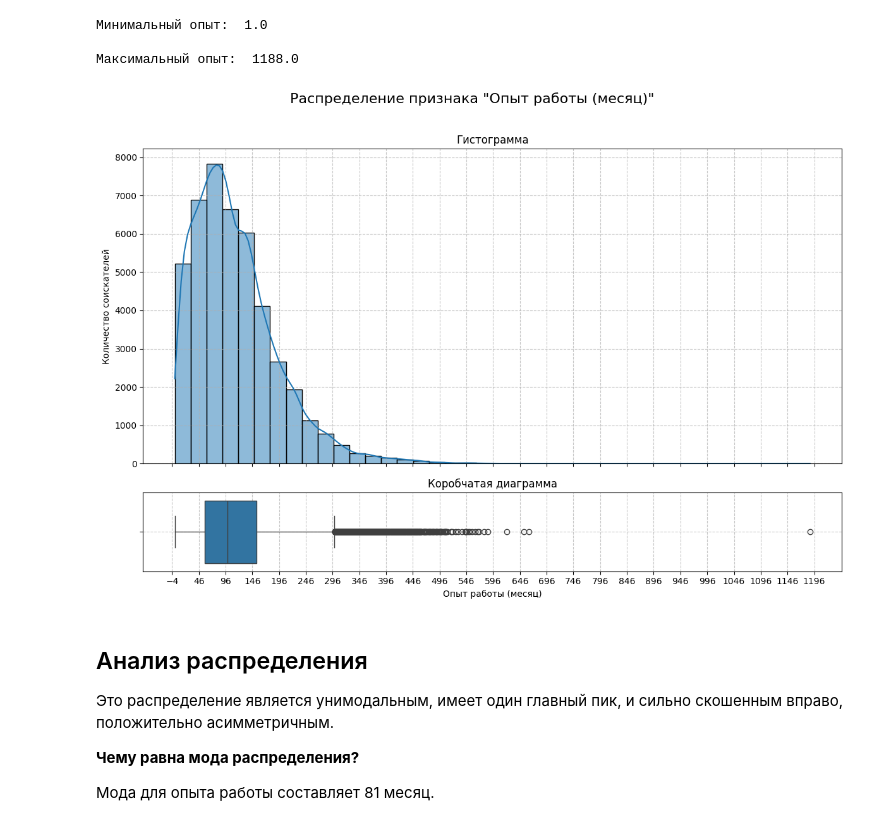
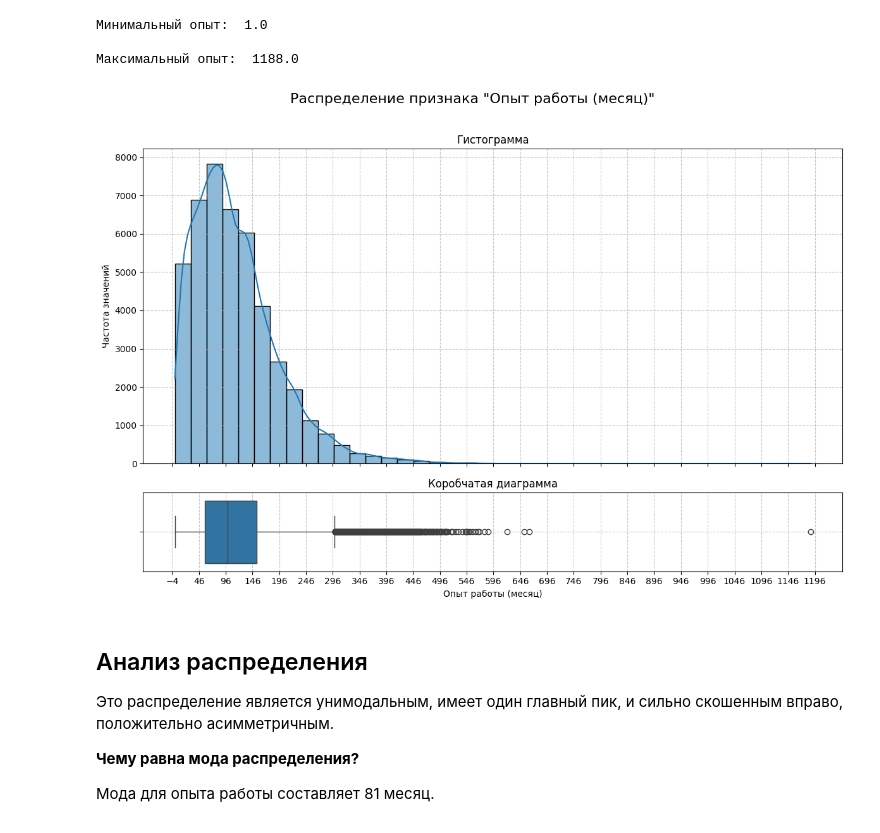
Before and after one commit to orenkant/MIFI, a Jupyter notebook: PYTHON_Сессионное_задание.ipynb, the cells around one changed output. Saved outputs shown, nothing was run; the diff lists cells and outputs as text; code cells hidden in the pictures.

```diff
--- a/PYTHON_Сессионное_задание.ipynb
+++ b/PYTHON_Сессионное_задание.ipynb
@@ -603,35 +603,35 @@ sns.histplot(
         x='Опыт работы (месяц)',
         kde=True,
         bins=40,
         ax=ax_hist
     )
 
 ax_hist.set_title('Гистограмма')
 ax_hist.set_xlabel('')
-ax_hist.set_ylabel('Количество соискателей')
+ax_hist.set_ylabel('Частота значений')
 ax_hist.grid(True, linestyle='--', alpha=0.7)
 
 sns.boxplot(
         data=graph_df,
         x='Опыт работы (месяц)',
         ax=ax_box
     )
 ax_box.set_title('Коробчатая диаграмма')
 ax_box.set_xlabel('Опыт работы (месяц)')
 ax_box.set_ylabel('')
 ax_box.grid(True, linestyle='--', alpha=0.7)
 
 start_tick = graph_df['Опыт работы (месяц)'].min()-5
 end_tick = graph_df['Опыт работы (месяц)'].max()+5
 x_ticks = np.arange(start_tick, end_tick + 50, 50)
 ax_box.set_xticks(x_ticks)
 
 plt.suptitle('Распределение признака "Опыт работы (месяц)"', fontsize=16, y=1.02)
 plt.tight_layout()
 
 plt.show()
 # %% [output]
-[figure, old version]
+[figure, new version]
 # %% [markdown]
 ## Анализ распределения
 
```
Also changed, not shown: parts of 2 cells of this notebook.
